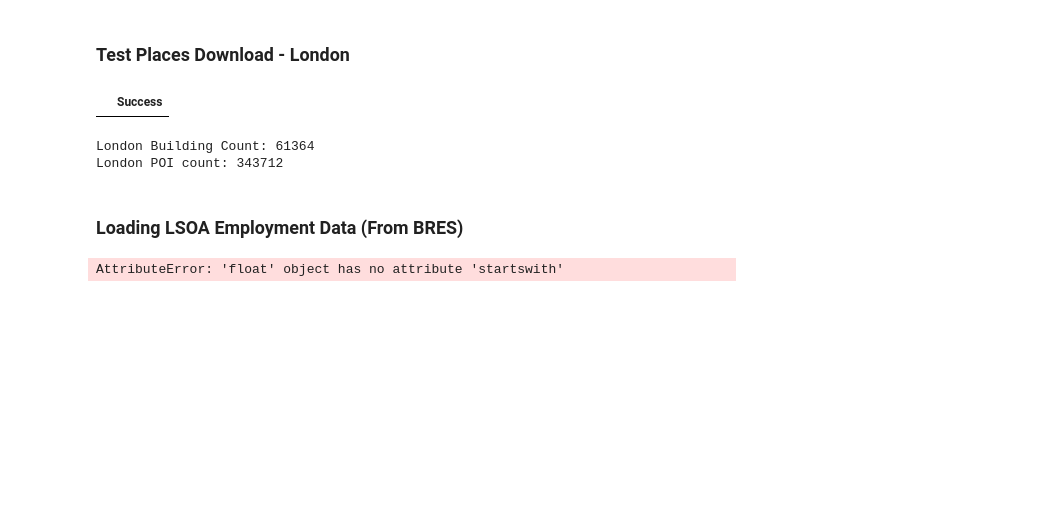
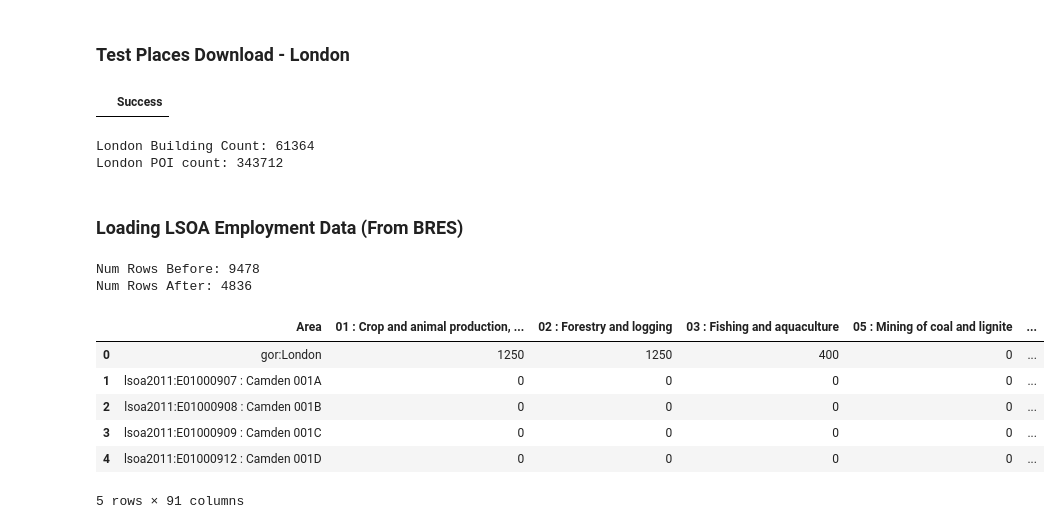
Before and after one commit to grolls23/MScDissertation, a Jupyter notebook: OvertureTest.ipynb, the cells around one changed output. Cells and saved outputs as stored; diff of their text form; code cells hidden in the pictures; blank space fills up the shorter version.

Commit message:
Joined data

```diff
--- a/OvertureTest.ipynb
+++ b/OvertureTest.ipynb
@@ -181,26 +181,42 @@ London POI count: 343712
 # %%
 #Skip the first six rows because they're header information
 empl_data = pd.read_csv('data_imports/lsoa_by_industry_london.csv', skiprows=7, delimiter=',')
 
 unnamed_cols = empl_data.columns[empl_data.columns.str.contains('^Unnamed:')]
 empl_data.drop(columns=unnamed_cols, inplace=True)
 
 #Separate name into LSOA11CD and LSOA11NM
-
 def split_column(value):
     #Keep Greater London stats
     if value.startswith('gor:'):
         return value, value
     #Split into name and code
     else:
         parts = value.split('lsoa2011:')[1]
         code, name = parts.split(' : ')
         return code.strip(), name.strip()
         return code, name
 
 empl_data[['LSOA11CD', 'LSOA11NM']] = empl_data['Area'].apply(lambda x: pd.Series(split_column(x)))
+
+print("Num Rows Before: " + str(empl_data.shape[0]))
+
+#There appear to be a bunch of duplicates so I'm going to get rid of them now
+empl_data.drop_duplicates(inplace=True)
+
+print("Num Rows After: " + str(empl_data.shape[0]))
+
+empl_data.head()
 # %% [output]
-AttributeError: 'float' object has no attribute 'startswith'
+Num Rows Before: 9478
+Num Rows After: 4836
+|  | Area | 01 : Crop and animal production, ... | 02 : Forestry and logging | 03 : Fishing and aquaculture | 05 : Mining of coal and lignite | ... |
+| 0 | gor:London | 1250 | 1250 | 400 | 0 | ... |
+| 1 | lsoa2011:E01000907 : Camden 001A | 0 | 0 | 0 | 0 | ... |
+| 2 | lsoa2011:E01000908 : Camden 001B | 0 | 0 | 0 | 0 | ... |
+| 3 | lsoa2011:E01000909 : Camden 001C | 0 | 0 | 0 | 0 | ... |
+| 4 | lsoa2011:E01000912 : Camden 001D | 0 | 0 | 0 | 0 | ... |
+5 rows × 91 columns
 # %%
 #Get London LSOA Shapefile Data
 lsoa_geo = gpd.read_file('data_imports/london_lsoa_shapefiles/LSOA_2011_London_gen_MHW.shp')
```
Also changed, not shown: parts of 3 cells of this notebook.
